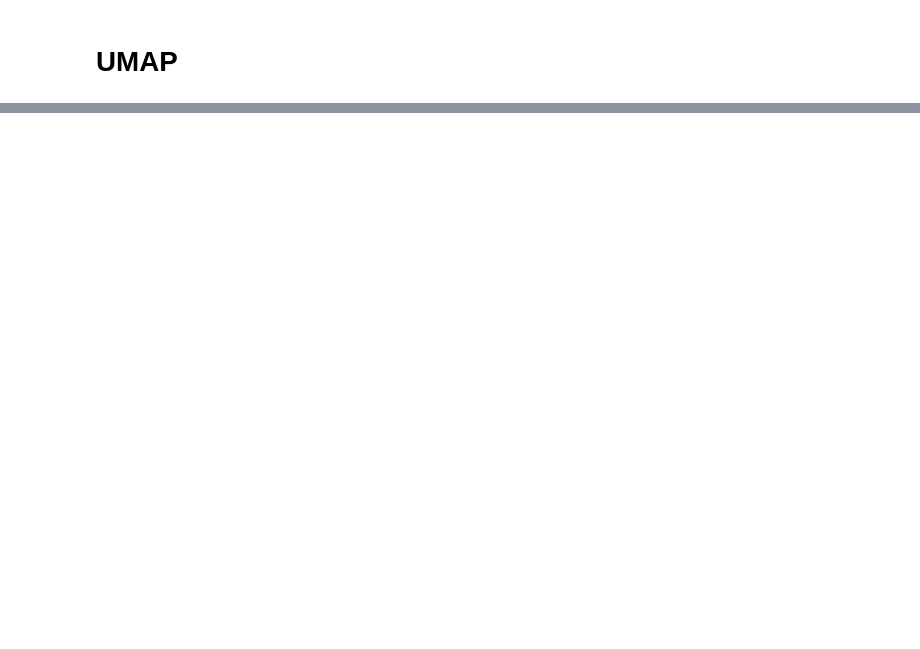
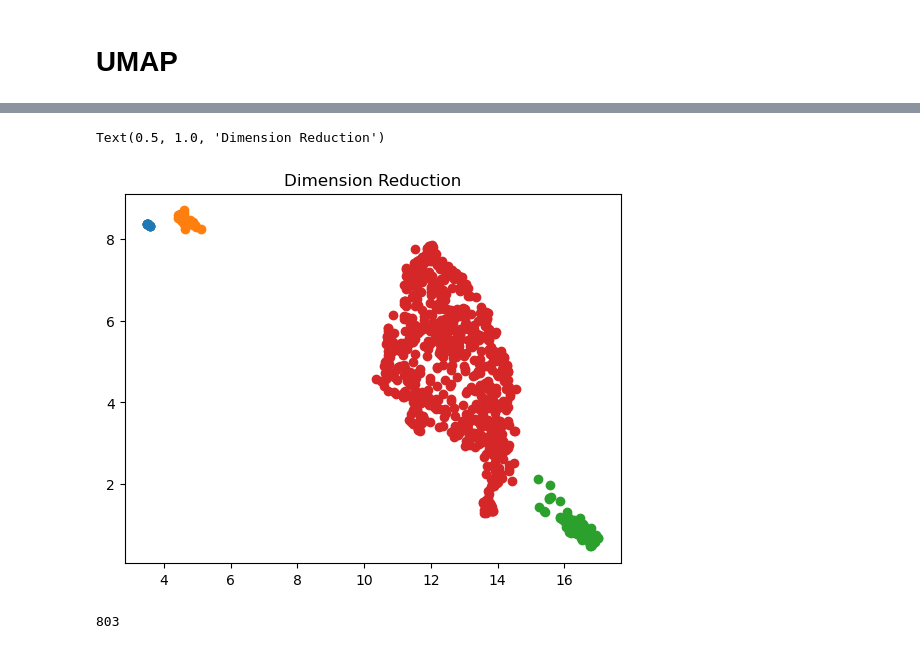
Before and after one commit to YeshuaGonzalez/T_proyect, a Jupyter notebook: ChargeSpikes.ipynb, the cells around one changed output, grey strips where cells are left out. Drawn from its saved outputs; the diff is of its cells as text; code cells hidden in the pictures; blank space fills up the shorter version.

```diff
--- a/ChargeSpikes.ipynb
+++ b/ChargeSpikes.ipynb
@@ -193,0 +254,12 @@ plt.show()
+# %%
+colores = ['tab:blue', 'tab:orange', 'tab:green', 'tab:red']
+for i in range(0, len(spike_embedding)):
+    plt.plot(spike_embedding[i][0],spike_embedding[i][1] , marker="o", color = colores[clusterer.labels_[i]])
+plt.title('Dimension Reduction')
+# %% [output]
+Text(0.5, 1.0, 'Dimension Reduction')
+[figure, added]
+# %%
+len(experiment_pckl['SegmentData_104'][0])
+# %% [output]
+803
```
Also changed, not shown: parts of 26 cells of this notebook, 4 other files.
